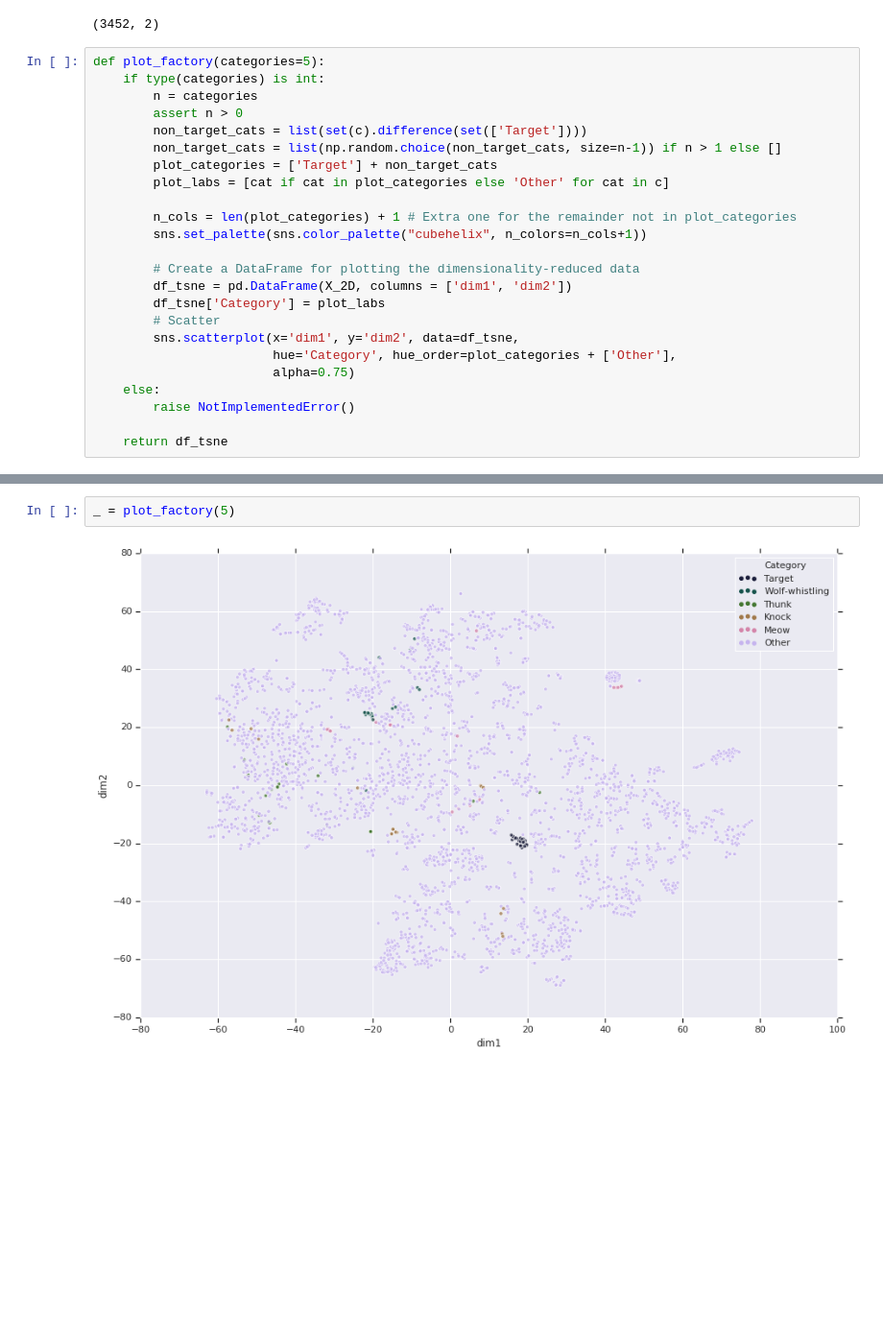
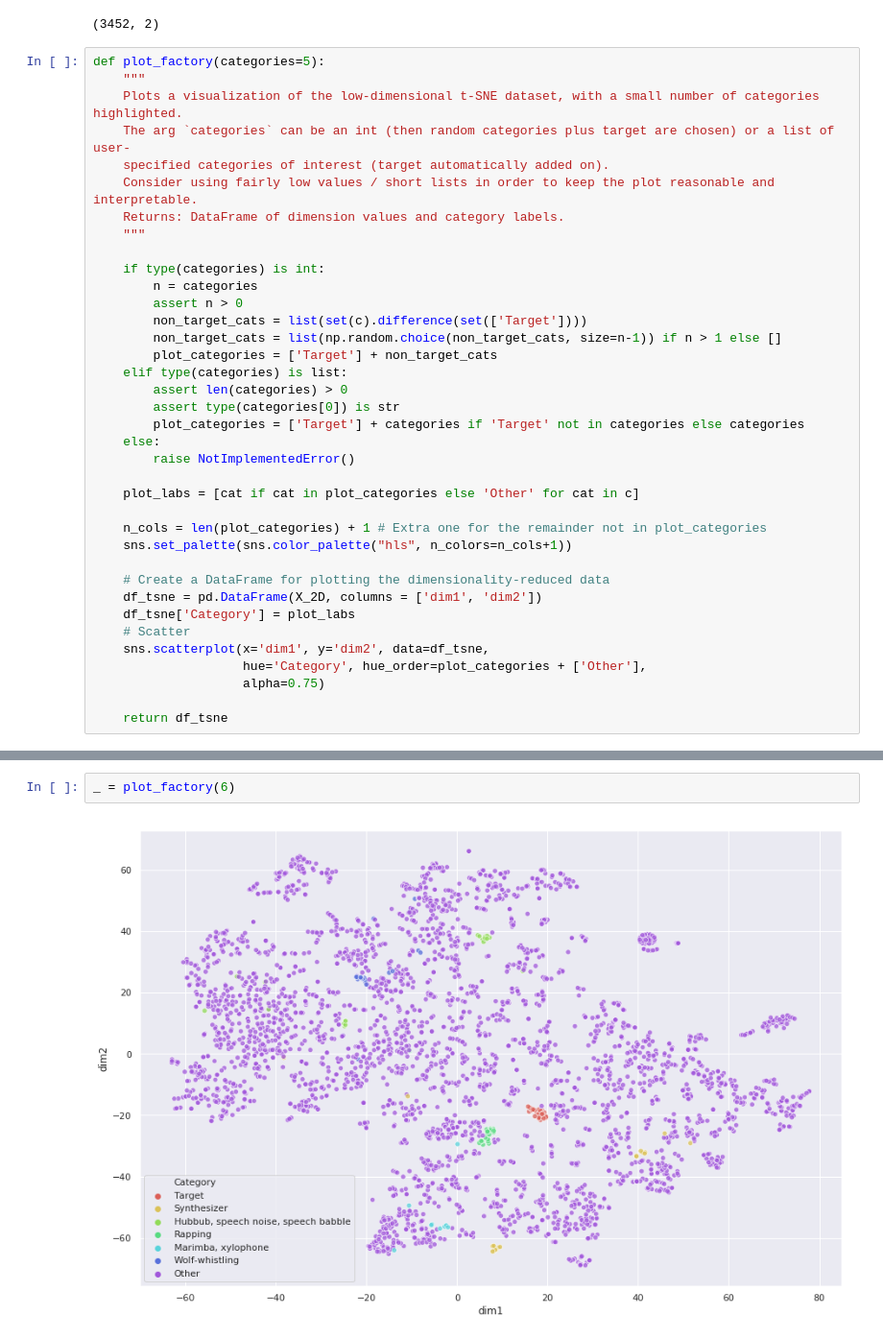
Before and after one commit to lukerm/find-tune, a Jupyter notebook: visualize_embedding_data.ipynb, the cells around one changed output, grey strips where cells are left out. Shown: that part at 96% size. Saved outputs shown, nothing was run; the diff lists cells and outputs as text; blank space fills up the shorter version.

Commit message:
specify categories of interest; improve explanation

```diff
--- a/visualize_embedding_data.ipynb
+++ b/visualize_embedding_data.ipynb
@@ -24,25 +30,38 @@ print(X_2D.shape)
 (3452, 2)
 # %%
 def plot_factory(categories=5):
+    """
+    Plots a visualization of the low-dimensional t-SNE dataset, with a small number of categories highlighted.
+    The arg `categories` can be an int (then random categories plus target are chosen) or a list of user-
+    specified categories of interest (target automatically added on).
+    Consider using fairly low values / short lists in order to keep the plot reasonable and interpretable.
+    Returns: DataFrame of dimension values and category labels.
+    """
+
     if type(categories) is int:
         n = categories
         assert n > 0
         non_target_cats = list(set(c).difference(set(['Target'])))
         non_target_cats = list(np.random.choice(non_target_cats, size=n-1)) if n > 1 else []
         plot_categories = ['Target'] + non_target_cats
-        plot_labs = [cat if cat in plot_categories else 'Other' for cat in c]
-
-        n_cols = len(plot_categories) + 1 # Extra one for the remainder not in plot_categories
-        sns.set_palette(sns.color_palette("cubehelix", n_colors=n_cols+1))
-
-        # Create a DataFrame for plotting the dimensionality-reduced data
-        df_tsne = pd.DataFrame(X_2D, columns = ['dim1', 'dim2'])
-        df_tsne['Category'] = plot_labs
-        # Scatter
-        sns.scatterplot(x='dim1', y='dim2', data=df_tsne,
-                        hue='Category', hue_order=plot_categories + ['Other'],
-                        alpha=0.75)
+    elif type(categories) is list:
+        assert len(categories) > 0
+        assert type(categories[0]) is str
+        plot_categories = ['Target'] + categories if 'Target' not in categories else categories
     else:
         raise NotImplementedError()
 
+    plot_labs = [cat if cat in plot_categories else 'Other' for cat in c]
+
+    n_cols = len(plot_categories) + 1 # Extra one for the remainder not in plot_categories
+    sns.set_palette(sns.color_palette("hls", n_colors=n_cols+1))
+
+    # Create a DataFrame for plotting the dimensionality-reduced data
+    df_tsne = pd.DataFrame(X_2D, columns = ['dim1', 'dim2'])
+    df_tsne['Category'] = plot_labs
+    # Scatter
+    sns.scatterplot(x='dim1', y='dim2', data=df_tsne,
+                    hue='Category', hue_order=plot_categories + ['Other'],
+                    alpha=0.75)
+
     return df_tsne
@@ -49,4 +70,4 @@ def plot_factory(categories=5):
 # %%
-_ = plot_factory(5)
+_ = plot_factory(6)
 # %% [output]
-[figure, old version]
+[figure, new version]
```
Also changed, not shown: parts of 5 cells of this notebook.
